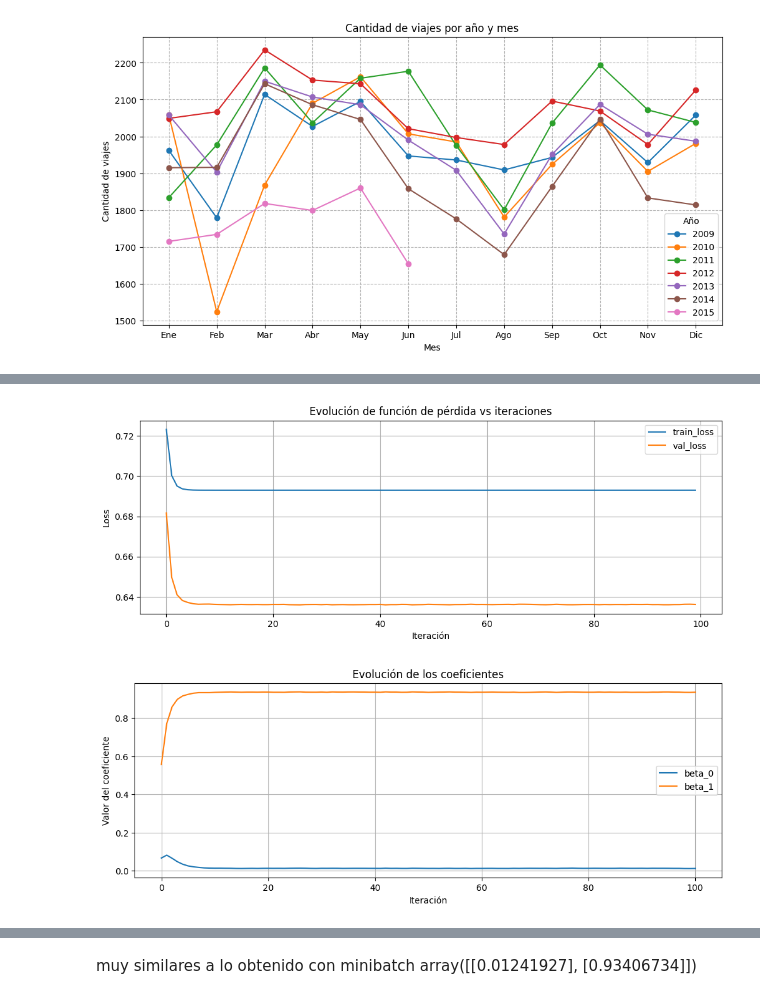
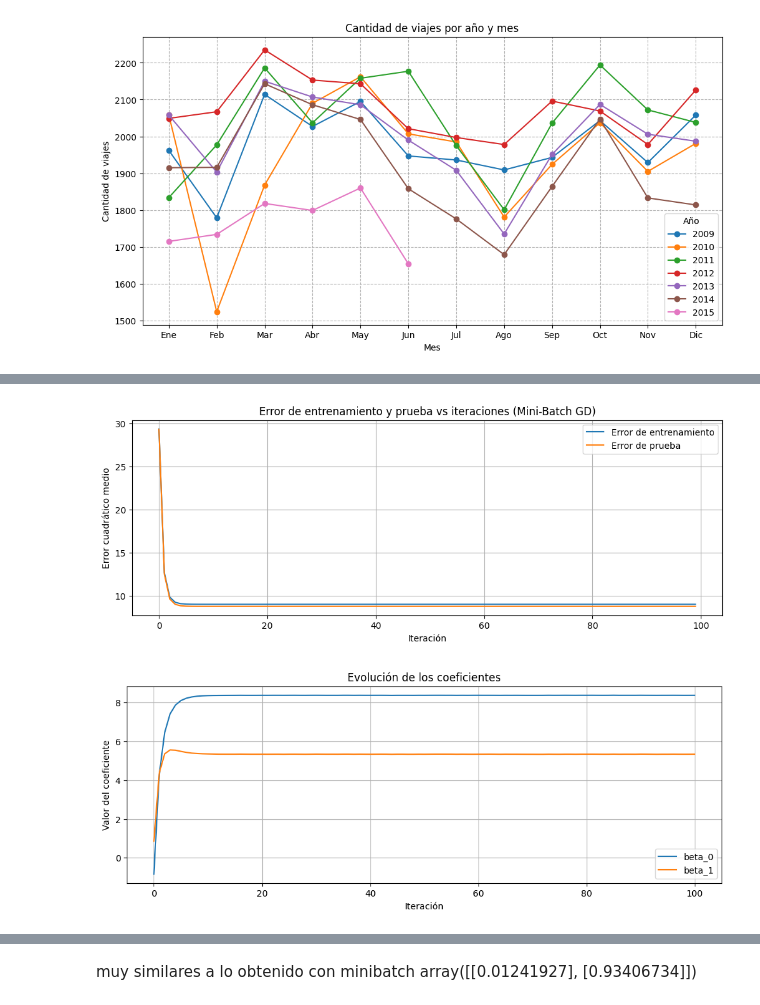
Before and after one commit to CaterinaMartinezD/AA1-TUIA-2025C1-Casado-MartinezDufour, a Jupyter notebook: TP-Regresion-AA1-2025C1.ipynb, the cells around one changed output, grey strips where cells are left out. Cells and saved outputs as stored; diff of their text form; code cells hidden in the pictures.

```diff
--- a/TP-Regresion-AA1-2025C1.ipynb
+++ b/TP-Regresion-AA1-2025C1.ipynb
@@ -517,0 +661,5 @@ plt.show()
+# %%
+# Si una cuadra mide 130m, podriamos considerar aquellos viajes que son a partir de al menos una cuadra (130 mts).
+# Con esto ya eliminamos el outlier de casi 500USD.
+train_df = train_df[(train_df['distance_km'] > 0.13)]
+test_df = test_df[test_df['distance_km'] > 0.13]
@@ -517,0 +678,13 @@ plt.show()
+# %%
+total_rows = train_df.shape[0]
+# Limitar entre percentil 1 y 99
+lower_train = train_df['fare_amount'].quantile(0.01)
+upper_train = train_df['fare_amount'].quantile(0.99)
+# Filas que seran eliminadas
+outliers_train = train_df[(train_df['fare_amount'] < lower_train) | (train_df['fare_amount'] > upper_train)]
+num_outliers_train = outliers_train.shape[0]
+percent_outlier_train = num_outliers_train / total_rows * 100
+
+print(f'Cantidad de outliers: {num_outliers_train}')
+print(f'Porcentaje de outliers: {percent_outlier_train:.2f}%')
+train_df = train_df[(train_df['fare_amount'] >= lower_train) & (train_df['fare_amount'] <= upper_train)]
@@ -656,10 +762,9 @@ train_df.head()
 # RobustScaler mantiene la relación general de los datos pero reduce la influencia de los outliers en la escala ya que centra en la mediana y escala según el IQR.
 scaler = RobustScaler()
 # como ya calculamos la distancia_km creo que no es necesario escalar pickup_longitude,	pickup_latitude, dropoff_longitude y dropoff_latitude
-columnas = ['fare_amount', 'delta_lat', 'delta_lon', 'distance_km']
+columnas = ['distance_km', 'pickup_day_of_week', 'pickup_hour']
+
 train_df[columnas] = scaler.fit_transform(train_df[columnas])
-
-# ajusto el test_df tambien con las mismas transformaciones
 test_df[columnas] = scaler.transform(test_df[columnas])
 # %%
 plt.figure(figsize=(12, 6))
@@ -748,12 +853,12 @@ def mae_gradient(X, y_true, y_pred):
 def plot_loss(train_errors, val_errors):
     # gráfico de errores.
     plt.figure(figsize=(12, 4))
-    plt.plot(train_errors, label='train_loss')
-    plt.plot(val_errors, label='val_loss')
+    plt.plot(train_errors, label='Error de entrenamiento')
+    plt.plot(val_errors, label='Error de prueba')
     plt.xlabel('Iteración')
-    plt.ylabel('Loss')
-    plt.title('Evolución de función de pérdida vs iteraciones')
+    plt.ylabel('Error cuadrático medio')
     plt.legend()
+    plt.title('Error de entrenamiento y prueba vs iteraciones (Mini-Batch GD)')
     plt.grid(True)
     plt.show()
 
@@ -876,8 +978,8 @@ W=mini_batch_gradient_descent(X_train, y_train, X_val, y_val, lr=0.02, batch_siz
 # %%
-W=mini_batch_gradient_descent(X_train, y_train, X_val, y_val, lr=0.001, batch_size=367, epochs=100, grad_fn=mse_gradient)
+W=mini_batch_gradient_descent(X_train, y_train, X_val, y_val, lr=0.001, batch_size=360, epochs=100, grad_fn=mse_gradient)
 # %% [output]
-[figure, old version]
+[figure, new version]
-[figure, old version]
+[figure, new version]
 # %%
 W
 # %% [output]
```
Also changed, not shown: parts of 59 cells of this notebook.
